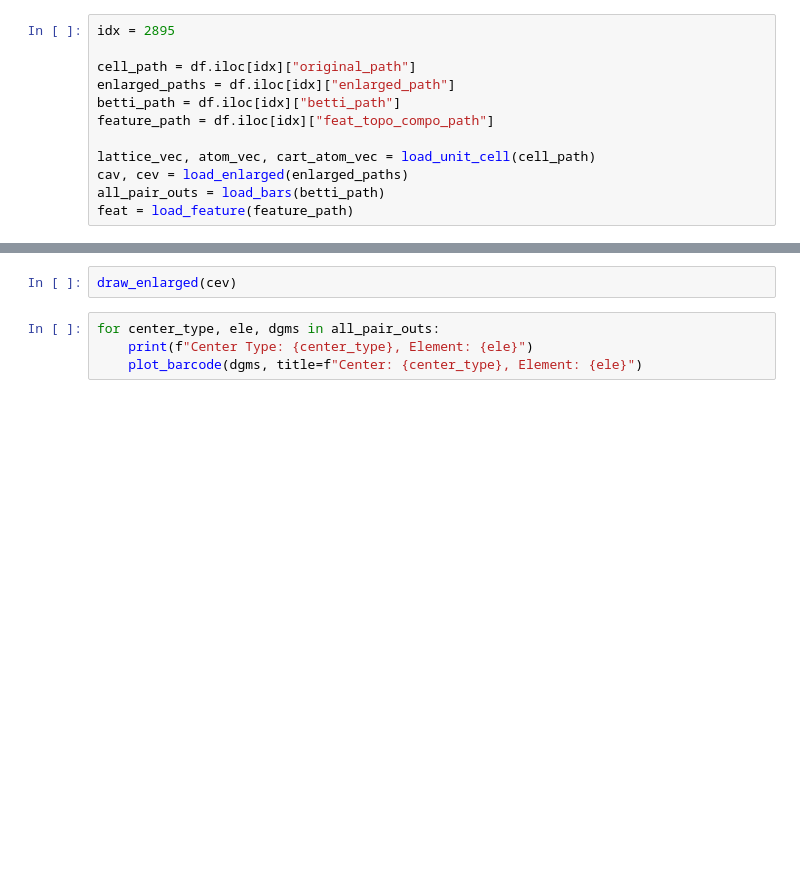
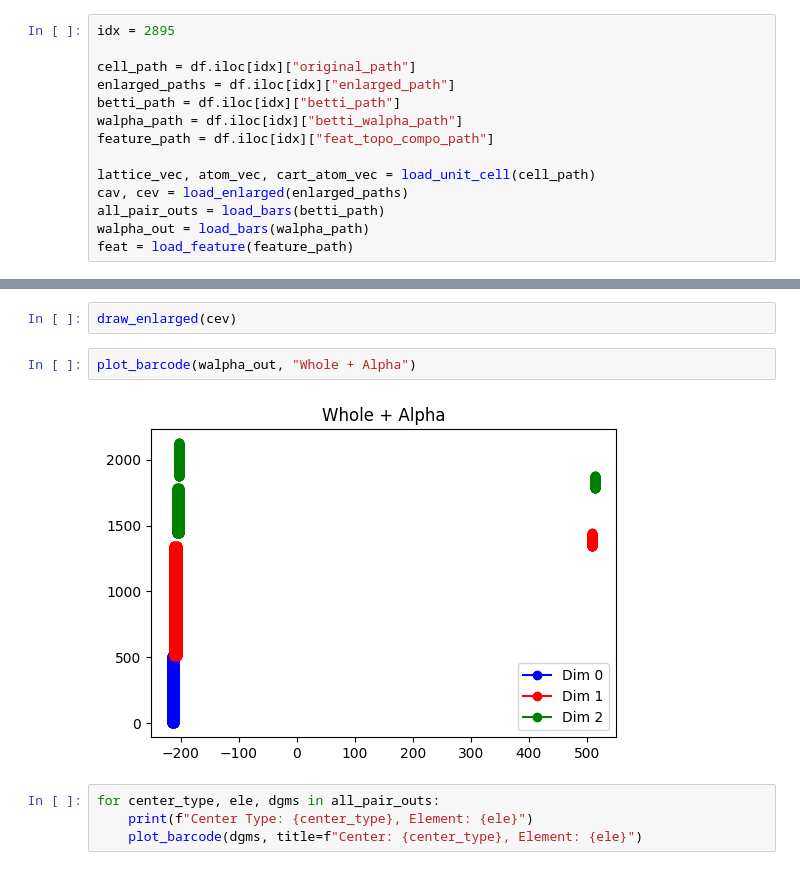
Before and after one commit to SantriptaSharma/omws-topo-crystals, a Jupyter notebook: validation.ipynb, the cells around one changed output, grey strips where cells are left out. Cells and saved outputs as stored; diff of their text form; blank space fills up the shorter version.

```diff
--- a/validation.ipynb
+++ b/validation.ipynb
@@ -153,16 +169,22 @@ idx = 2895
 cell_path = df.iloc[idx]["original_path"]
 enlarged_paths = df.iloc[idx]["enlarged_path"]
 betti_path = df.iloc[idx]["betti_path"]
+walpha_path = df.iloc[idx]["betti_walpha_path"]
 feature_path = df.iloc[idx]["feat_topo_compo_path"]
 
 lattice_vec, atom_vec, cart_atom_vec = load_unit_cell(cell_path)
 cav, cev = load_enlarged(enlarged_paths)
 all_pair_outs = load_bars(betti_path)
+walpha_out = load_bars(walpha_path)
 feat = load_feature(feature_path)
 # %%
 draw_unit_cell(atom_vec, cart_atom_vec)
 # %%
 draw_enlarged(cev)
+# %%
+plot_barcode(walpha_out, "Whole + Alpha")
+# %% [output]
+[figure, added]
 # %%
 for center_type, ele, dgms in all_pair_outs:
 	print(f"Center Type: {center_type}, Element: {ele}")
```
Also changed, not shown: parts of 5 cells of this notebook, 8 other files.
